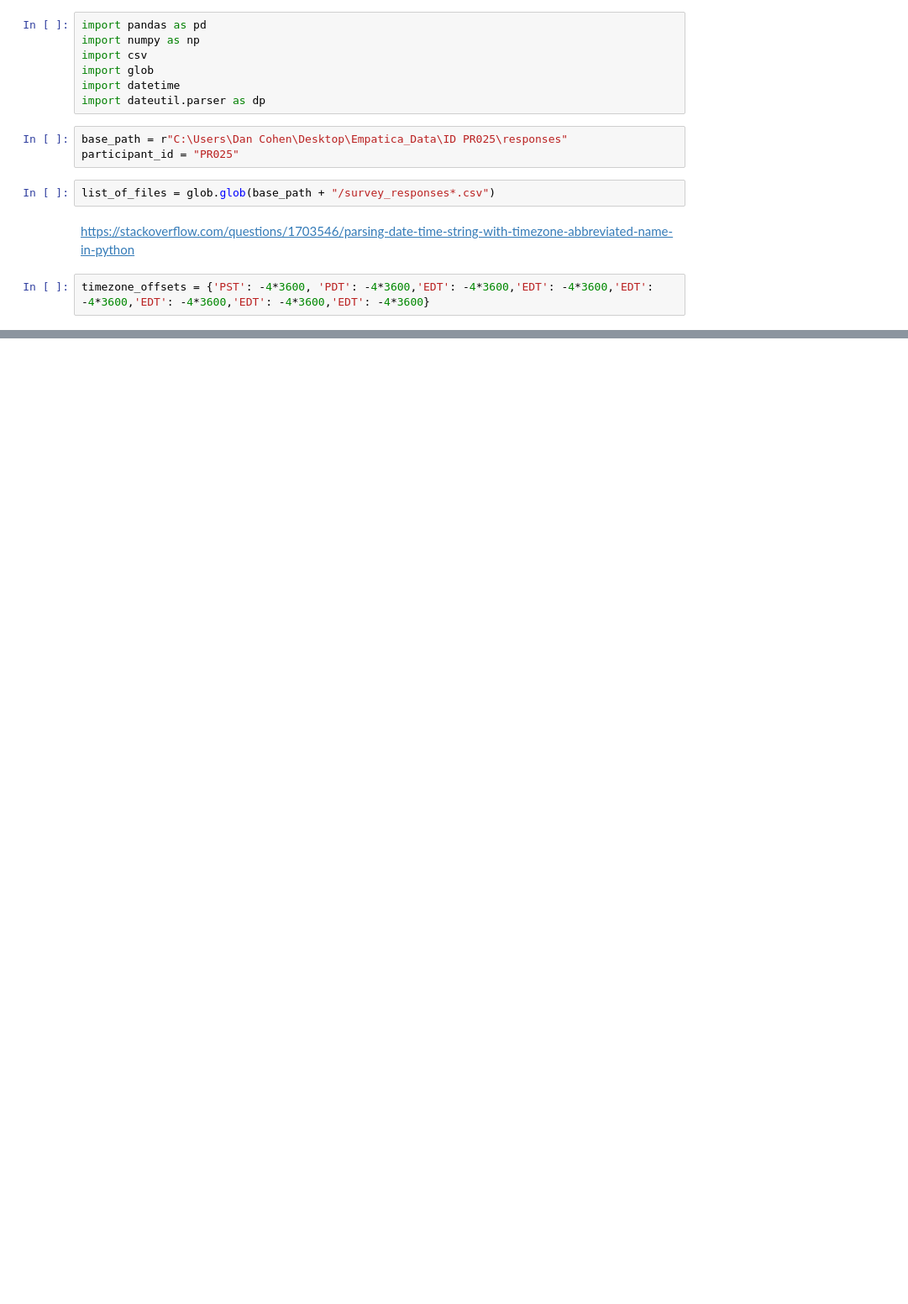
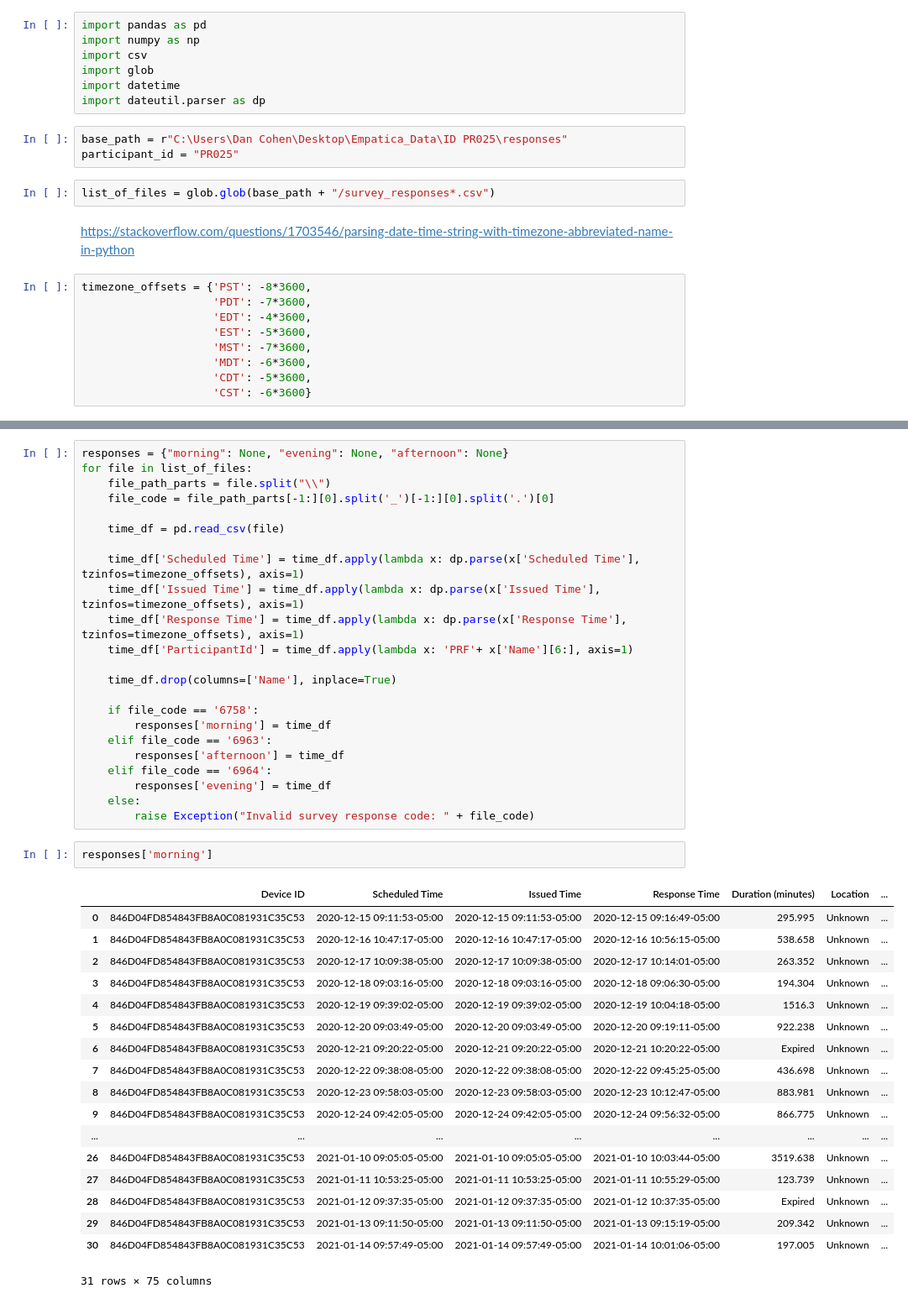
Before and after one commit to dcoh/EmpaticaE4Analysis, a Jupyter notebook: Empatica_Analysis_Part_2/Empatica_E4_Study_Timestamps.ipynb, the cells around one changed output, grey strips where cells are left out. Shown at 84% size. Saved outputs shown, nothing was run; the diff lists cells and outputs as text; blank space fills up the shorter version.

```diff
--- a/Empatica_Analysis_Part_2/Empatica_E4_Study_Timestamps.ipynb
+++ b/Empatica_Analysis_Part_2/Empatica_E4_Study_Timestamps.ipynb
@@ -13,4 +13,11 @@ list_of_files = glob.glob(base_path + "/survey_responses*.csv")
 # %% [markdown]
 https://stackoverflow.com/questions/1703546/parsing-date-time-string-with-timezone-abbreviated-name-in-python
 # %%
-timezone_offsets = {'PST': -4*3600, 'PDT': -4*3600,'EDT': -4*3600,'EDT': -4*3600,'EDT': -4*3600,'EDT': -4*3600,'EDT': -4*3600,'EDT': -4*3600}
+timezone_offsets = {'PST': -8*3600,
+                    'PDT': -7*3600,
+                    'EDT': -4*3600,
+                    'EST': -5*3600,
+                    'MST': -7*3600,
+                    'MDT': -6*3600,
+                    'CDT': -5*3600,
+                    'CST': -6*3600}
@@ -38,0 +24,44 @@ Name: Scheduled Time, dtype: datetime64[ns]
+# %%
+responses = {"morning": None, "evening": None, "afternoon": None}
+for file in list_of_files:
+    file_path_parts = file.split("\\")
+    file_code = file_path_parts[-1:][0].split('_')[-1:][0].split('.')[0]
+
+    time_df = pd.read_csv(file)
+
+    time_df['Scheduled Time'] = time_df.apply(lambda x: dp.parse(x['Scheduled Time'], tzinfos=timezone_offsets), axis=1)
+    time_df['Issued Time'] = time_df.apply(lambda x: dp.parse(x['Issued Time'], tzinfos=timezone_offsets), axis=1)
+    time_df['Response Time'] = time_df.apply(lambda x: dp.parse(x['Response Time'], tzinfos=timezone_offsets), axis=1)
+    time_df['ParticipantId'] = time_df.apply(lambda x: 'PRF'+ x['Name'][6:], axis=1)
+
+    time_df.drop(columns=['Name'], inplace=True)
+
+    if file_code == '6758':
+        responses['morning'] = time_df
+    elif file_code == '6963':
+        responses['afternoon'] = time_df
+    elif file_code == '6964':
+        responses['evening'] = time_df
+    else:
+        raise Exception("Invalid survey response code: " + file_code)
+# %%
+responses['morning']
+# %% [output]
+|  | Device ID | Scheduled Time | Issued Time | Response Time | Duration (minutes) | Location | ... |
+| 0 | 846D04FD854843FB8A0C081931C35C53 | 2020-12-15 09:11:53-05:00 | 2020-12-15 09:11:53-05:00 | 2020-12-15 09:16:49-05:00 | 295.995 | Unknown | ... |
+| 1 | 846D04FD854843FB8A0C081931C35C53 | 2020-12-16 10:47:17-05:00 | 2020-12-16 10:47:17-05:00 | 2020-12-16 10:56:15-05:00 | 538.658 | Unknown | ... |
+| 2 | 846D04FD854843FB8A0C081931C35C53 | 2020-12-17 10:09:38-05:00 | 2020-12-17 10:09:38-05:00 | 2020-12-17 10:14:01-05:00 | 263.352 | Unknown | ... |
+| 3 | 846D04FD854843FB8A0C081931C35C53 | 2020-12-18 09:03:16-05:00 | 2020-12-18 09:03:16-05:00 | 2020-12-18 09:06:30-05:00 | 194.304 | Unknown | ... |
+| 4 | 846D04FD854843FB8A0C081931C35C53 | 2020-12-19 09:39:02-05:00 | 2020-12-19 09:39:02-05:00 | 2020-12-19 10:04:18-05:00 | 1516.3 | Unknown | ... |
+| 5 | 846D04FD854843FB8A0C081931C35C53 | 2020-12-20 09:03:49-05:00 | 2020-12-20 09:03:49-05:00 | 2020-12-20 09:19:11-05:00 | 922.238 | Unknown | ... |
+| 6 | 846D04FD854843FB8A0C081931C35C53 | 2020-12-21 09:20:22-05:00 | 2020-12-21 09:20:22-05:00 | 2020-12-21 10:20:22-05:00 | Expired | Unknown | ... |
+| 7 | 846D04FD854843FB8A0C081931C35C53 | 2020-12-22 09:38:08-05:00 | 2020-12-22 09:38:08-05:00 | 2020-12-22 09:45:25-05:00 | 436.698 | Unknown | ... |
+| 8 | 846D04FD854843FB8A0C081931C35C53 | 2020-12-23 09:58:03-05:00 | 2020-12-23 09:58:03-05:00 | 2020-12-23 10:12:47-05:00 | 883.981 | Unknown | ... |
+| 9 | 846D04FD854843FB8A0C081931C35C53 | 2020-12-24 09:42:05-05:00 | 2020-12-24 09:42:05-05:00 | 2020-12-24 09:56:32-05:00 | 866.775 | Unknown | ... |
+| ... | ... | ... | ... | ... | ... | ... | ... |
+| 26 | 846D04FD854843FB8A0C081931C35C53 | 2021-01-10 09:05:05-05:00 | 2021-01-10 09:05:05-05:00 | 2021-01-10 10:03:44-05:00 | 3519.638 | Unknown | ... |
+| 27 | 846D04FD854843FB8A0C081931C35C53 | 2021-01-11 10:53:25-05:00 | 2021-01-11 10:53:25-05:00 | 2021-01-11 10:55:29-05:00 | 123.739 | Unknown | ... |
+| 28 | 846D04FD854843FB8A0C081931C35C53 | 2021-01-12 09:37:35-05:00 | 2021-01-12 09:37:35-05:00 | 2021-01-12 10:37:35-05:00 | Expired | Unknown | ... |
+| 29 | 846D04FD854843FB8A0C081931C35C53 | 2021-01-13 09:11:50-05:00 | 2021-01-13 09:11:50-05:00 | 2021-01-13 09:15:19-05:00 | 209.342 | Unknown | ... |
+| 30 | 846D04FD854843FB8A0C081931C35C53 | 2021-01-14 09:57:49-05:00 | 2021-01-14 09:57:49-05:00 | 2021-01-14 10:01:06-05:00 | 197.005 | Unknown | ... |
+31 rows × 75 columns
```
Also changed, not shown: parts of 1 cell of this notebook, 1 other file.
